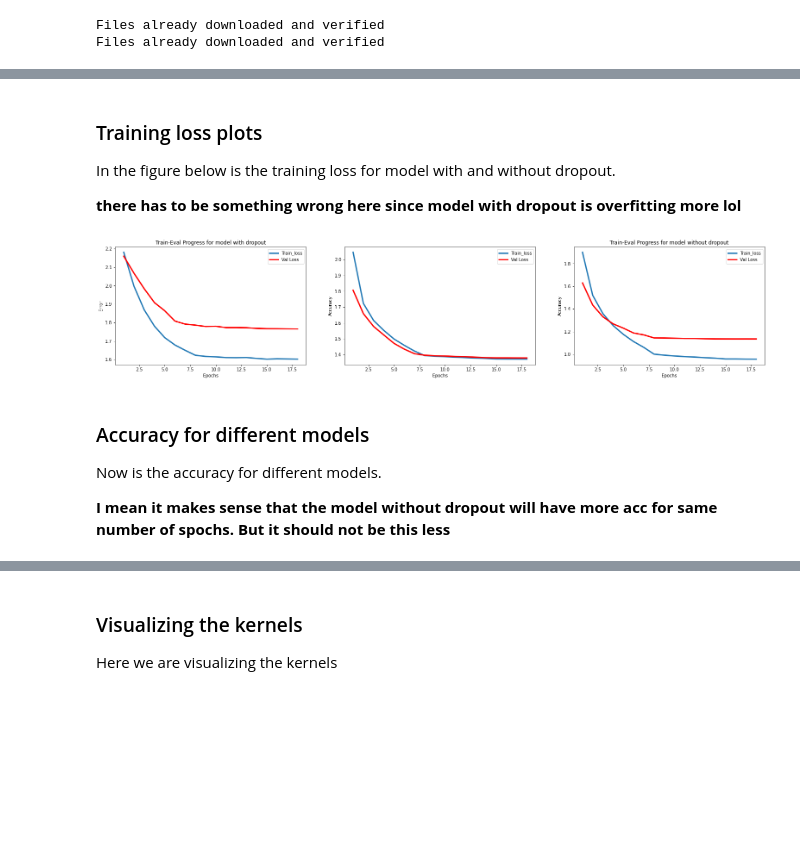
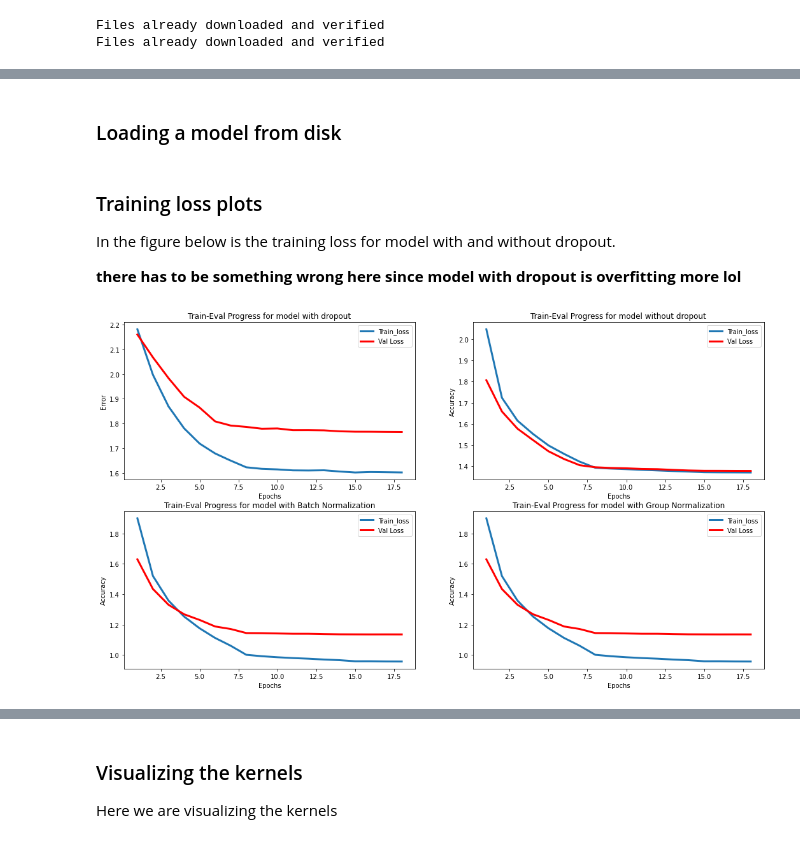
Before and after one commit to vardeep-sandhu/CudaLab, a Jupyter notebook: Sheet03/Sheet03.ipynb, the cells around one changed output, grey strips where cells are left out. Drawn from its saved outputs; the diff is of its cells as text; code cells hidden in the pictures; blank space fills up the shorter version.

Commit message:
added group norm

```diff
--- a/Sheet03/Sheet03.ipynb
+++ b/Sheet03/Sheet03.ipynb
@@ -95,7 +95,8 @@ class Network(nn.Module):
             self.fc2_bn = nn.BatchNorm1d(84)
 
         if self.normalization == "group":
-            pass
+            self.conv1_group = nn.GroupNorm(3, 6)
+            self.conv2_group = nn.GroupNorm(4, 16)
 
         if self.normalization == "dropout":
             self.in_dropout = nn.Dropout(p=0.1)
@@ -123,7 +124,12 @@ class Network(nn.Module):
             x = self.fc3(x)
 
         elif self.normalization == "group":
-            pass
+            x = self.maxpool(F.relu(self.conv1_group(self.conv1(x))))
+            x = self.maxpool(F.relu(self.conv2_group(self.conv2(x))))
+            x = torch.flatten(x, start_dim=1)
+            x = F.relu(self.fc1(x))
+            x = F.relu(self.fc2(x))
+            x = self.fc3(x)
 
         elif self.normalization == "no":
             x = self.maxpool(F.relu(self.conv1(x)))
@@ -339,3 +369,5 @@ Accuracy for epoch: 18 is  0.6003999710083008
+# %% [markdown]
+### Loading a model from disk
 # %%
 best_dropout = Network(name="best_dropout", normalization="dropout")
 best_batch = Network(name="best_batch", normalization="batch")
@@ -351,39 +385,42 @@ In the figure below is the training loss for model with and without dropout.
 
 **there has to be something wrong here since model with dropout is overfitting more lol**
 # %%
-fig, ax = plt.subplots(1,3)
-fig.set_size_inches(27, 5)
+fig, ax = plt.subplots(2,2)
+fig.set_size_inches(18, 10)
 
-ax[0].plot(stats_d['epoch'], stats_d['train_loss'], label="Train_loss", linewidth=3)
-ax[0].plot(stats_d['epoch'], stats_d['val_loss'], label="Val Loss", c='red', linewidth=3)
-ax[0].legend(loc='best')
-ax[0].set_xlabel("Epochs")
-ax[0].set_ylabel("Error")
+ax[0][0].plot(stats_d['epoch'], stats_d['train_loss'], label="Train_loss", linewidth=3)
+ax[0][0].plot(stats_d['epoch'], stats_d['val_loss'], label="Val Loss", c='red', linewidth=3)
+ax[0][0].legend(loc='best')
+ax[0][0].set_xlabel("Epochs")
+ax[0][0].set_ylabel("Error")
 
-ax[0].set_title("Train-Eval Progress for model with dropout")
+ax[0][0].set_title("Train-Eval Progress for model with dropout")
 
-ax[1].plot(stats_no_d['epoch'], stats_no_d['train_loss'], label="Train_loss", linewidth=3)
-ax[1].plot(stats_no_d['epoch'], stats_no_d['val_loss'], label="Val Loss", c='red', linewidth=3)
-ax[1].legend(loc='best')
-ax[1].set_xlabel("Epochs")
-ax[1].set_ylabel("Accuracy")
+ax[0][1].plot(stats_no_d['epoch'], stats_no_d['train_loss'], label="Train_loss", linewidth=3)
+ax[0][1].plot(stats_no_d['epoch'], stats_no_d['val_loss'], label="Val Loss", c='red', linewidth=3)
+ax[0][1].legend(loc='best')
+ax[0][1].set_xlabel("Epochs")
+ax[0][1].set_ylabel("Accuracy")
 
-ax[2].set_title("Train-Eval Progress for model with Batch Normalization")
+ax[0][1].set_title("Train-Eval Progress for model without dropout")
 
-ax[2].plot(stats_batch['epoch'], stats_batch['train_loss'], label="Train_loss", linewidth=3)
-ax[2].plot(stats_batch['epoch'], stats_batch['val_loss'], label="Val Loss", c='red', linewidth=3)
-ax[2].legend(loc='best')
-ax[2].set_xlabel("Epochs")
-ax[2].set_ylabel("Accuracy")
+ax[1][0].plot(stats_batch['epoch'], stats_batch['train_loss'], label="Train_loss", linewidth=3)
+ax[1][0].plot(stats_batch['epoch'], stats_batch['val_loss'], label="Val Loss", c='red', linewidth=3)
+ax[1][0].legend(loc='best')
+ax[1][0].set_xlabel("Epochs")
+ax[1][0].set_ylabel("Accuracy")
 
-ax[2].set_title("Train-Eval Progress for model without dropout")
+ax[1][0].set_title("Train-Eval Progress for model with Batch Normalization")
+
+
+ax[1][1].plot(stats_batch['epoch'], stats_batch['train_loss'], label="Train_loss", linewidth=3)
+ax[1][1].plot(stats_batch['epoch'], stats_batch['val_loss'], label="Val Loss", c='red', linewidth=3)
+ax[1][1].legend(loc='best')
+ax[1][1].set_xlabel("Epochs")
+ax[1][1].set_ylabel("Accuracy")
+
+ax[1][1].set_title("Train-Eval Progress for model with Group Normalization")
 
 plt.show()
 # %% [output]
-[figure, old version]
+[figure, new version]
-# %% [markdown]
-### Accuracy for different models
-
-Now is the accuracy for different models.
-
-**I mean it makes sense that the model without dropout will have more acc for same number of spochs. But it should not be this less**
```
Also changed, not shown: parts of 31 cells of this notebook.
